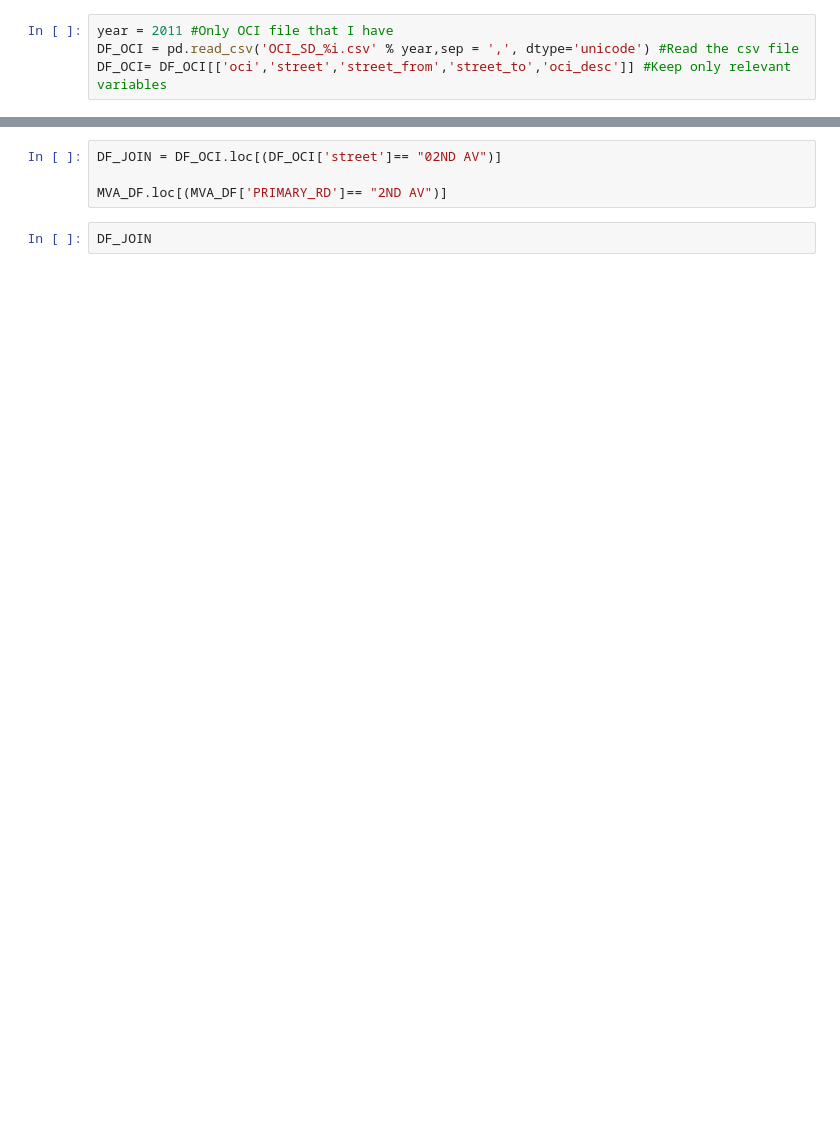
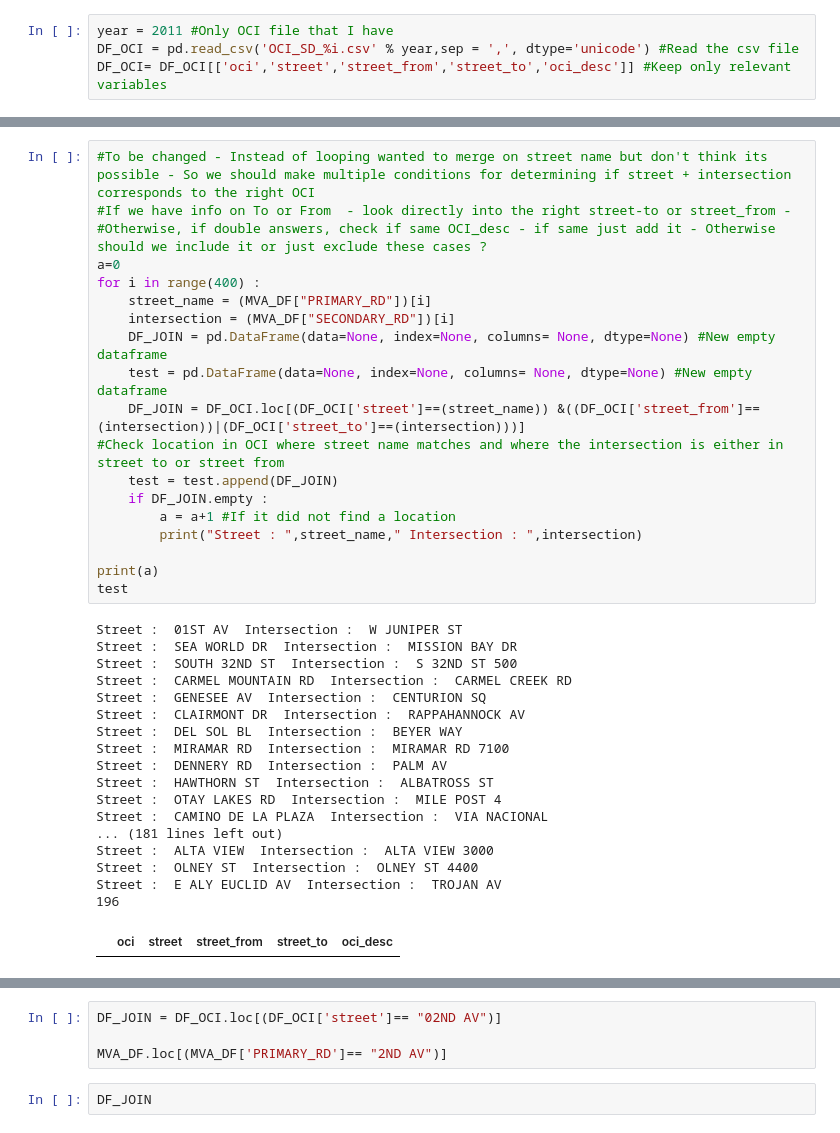
Before and after one commit to Abraine/State-of-SD-Infrastructure, a Jupyter notebook: Untitled.ipynb, the cells around one changed output, grey strips where cells are left out. Cells and saved outputs as stored; diff of their text form; blank space fills up the shorter version.

```diff
--- a/Untitled.ipynb
+++ b/Untitled.ipynb
@@ -94,2 +75,40 @@ Street :  30TH ST  Intersection :  KALMIA ST
+# %%
+#To be changed - Instead of looping wanted to merge on street name but don't think its possible - So we should make multiple conditions for determining if street + intersection corresponds to the right OCI
+#If we have info on To or From  - look directly into the right street-to or street_from -
+#Otherwise, if double answers, check if same OCI_desc - if same just add it - Otherwise should we include it or just exclude these cases ?
+a=0
+for i in range(400) :
+    street_name = (MVA_DF["PRIMARY_RD"])[i]
+    intersection = (MVA_DF["SECONDARY_RD"])[i]
+    DF_JOIN = pd.DataFrame(data=None, index=None, columns= None, dtype=None) #New empty dataframe
+    test = pd.DataFrame(data=None, index=None, columns= None, dtype=None) #New empty dataframe
+    DF_JOIN = DF_OCI.loc[(DF_OCI['street']==(street_name)) &((DF_OCI['street_from']==(intersection))|(DF_OCI['street_to']==(intersection)))]
+#Check location in OCI where street name matches and where the intersection is either in street to or street from
+    test = test.append(DF_JOIN)
+    if DF_JOIN.empty :
+        a = a+1 #If it did not find a location
+        print("Street : ",street_name," Intersection : ",intersection)
+
+print(a)
+test
+# %% [output]
+Street :  01ST AV  Intersection :  W JUNIPER ST
+Street :  SEA WORLD DR  Intersection :  MISSION BAY DR
+Street :  SOUTH 32ND ST  Intersection :  S 32ND ST 500
+Street :  CARMEL MOUNTAIN RD  Intersection :  CARMEL CREEK RD
+Street :  GENESEE AV  Intersection :  CENTURION SQ
+Street :  CLAIRMONT DR  Intersection :  RAPPAHANNOCK AV
+Street :  DEL SOL BL  Intersection :  BEYER WAY
+Street :  MIRAMAR RD  Intersection :  MIRAMAR RD 7100
+Street :  DENNERY RD  Intersection :  PALM AV
+Street :  HAWTHORN ST  Intersection :  ALBATROSS ST
+Street :  OTAY LAKES RD  Intersection :  MILE POST 4
+Street :  CAMINO DE LA PLAZA  Intersection :  VIA NACIONAL
+... (181 lines left out)
+Street :  ALTA VIEW  Intersection :  ALTA VIEW 3000
+Street :  OLNEY ST  Intersection :  OLNEY ST 4400
+Street :  E ALY EUCLID AV  Intersection :  TROJAN AV
+196
+|  | oci | street | street_from | street_to | oci_desc |
 # %%
 test
```
Also changed, not shown: parts of 6 cells of this notebook.
